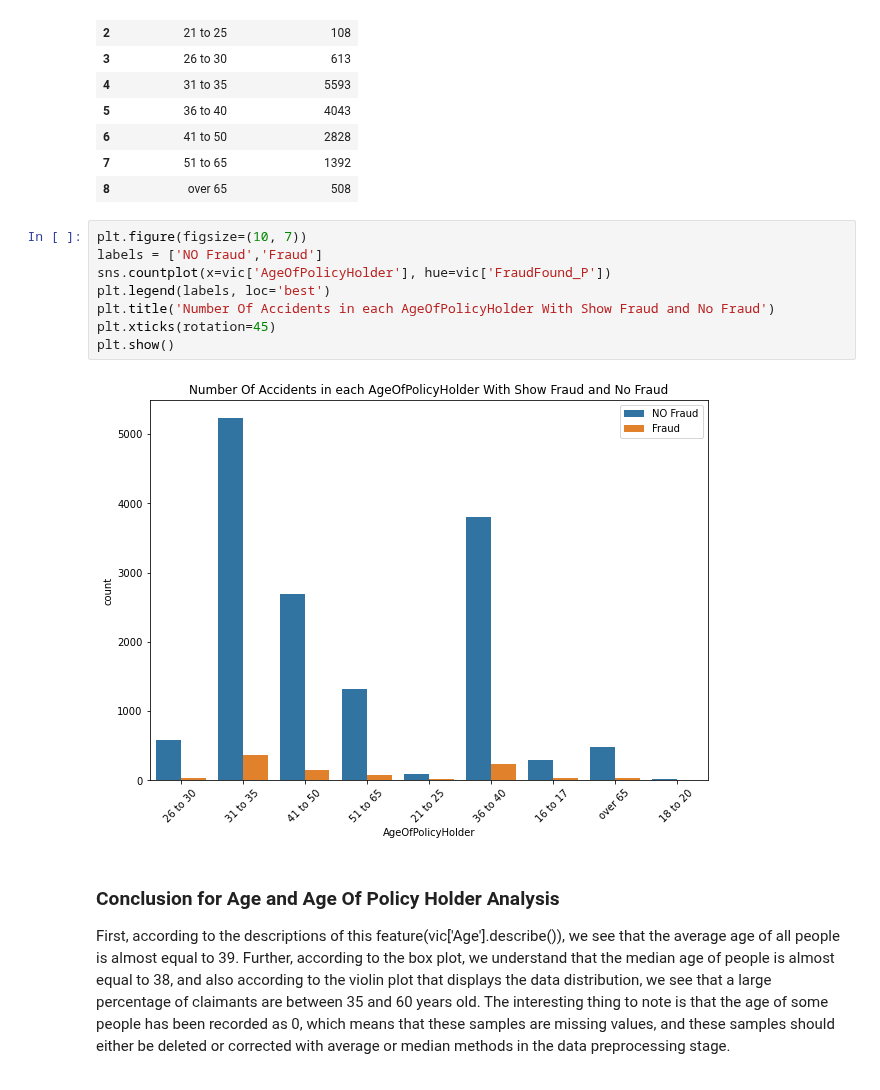
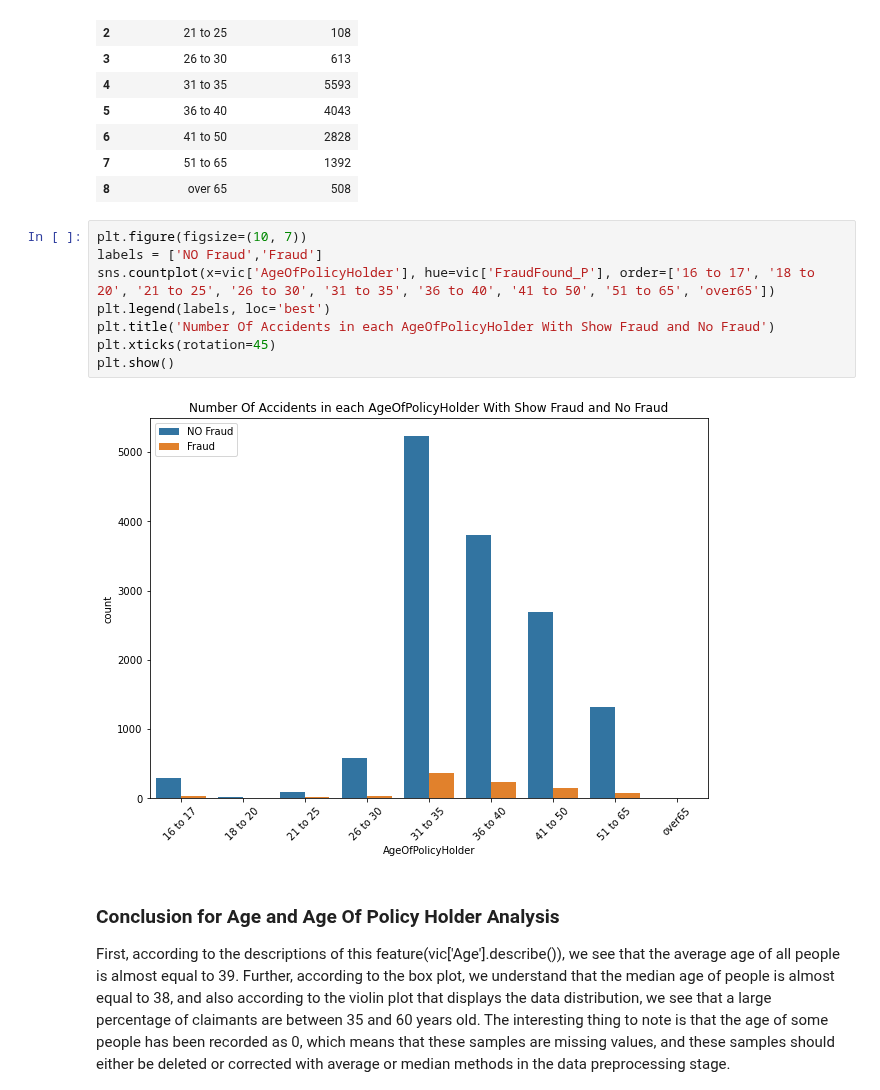
Before and after one commit to MohammadRouintan/Vehicle-Insurance-Claim-Fraud-Detection-Classification, a Jupyter notebook: VehicleInsuranceEDA.ipynb, the cells around one changed output. Saved outputs shown, nothing was run; the diff lists cells and outputs as text.

```diff
--- a/VehicleInsuranceEDA.ipynb
+++ b/VehicleInsuranceEDA.ipynb
@@ -852,13 +862,13 @@ age
 # %%
 plt.figure(figsize=(10, 7))
 labels = ['NO Fraud','Fraud']
-sns.countplot(x=vic['AgeOfPolicyHolder'], hue=vic['FraudFound_P'])
+sns.countplot(x=vic['AgeOfPolicyHolder'], hue=vic['FraudFound_P'], order=['16 to 17', '18 to 20', '21 to 25', '26 to 30', '31 to 35', '36 to 40', '41 to 50', '51 to 65', 'over65'])
 plt.legend(labels, loc='best')
 plt.title('Number Of Accidents in each AgeOfPolicyHolder With Show Fraud and No Fraud')
 plt.xticks(rotation=45)
 plt.show()
 # %% [output]
-[figure, old version]
+[figure, new version]
 # %% [markdown]
 ### Conclusion for Age and Age Of Policy Holder Analysis
 First, according to the descriptions of this feature(vic['Age'].describe()), we see that the average age of all people is almost equal to 39. Further, according to the box plot, we understand that the median age of people is almost equal to 38, and also according to the violin plot that displays the data distribution, we see that a large percentage of claimants are between 35 and 60 years old. The interesting thing to note is that the age of some people has been recorded as 0, which means that these samples are missing values, and these samples should either be deleted or corrected with average or median methods in the data preprocessing stage.
```
Also changed, not shown: parts of 13 cells of this notebook.
